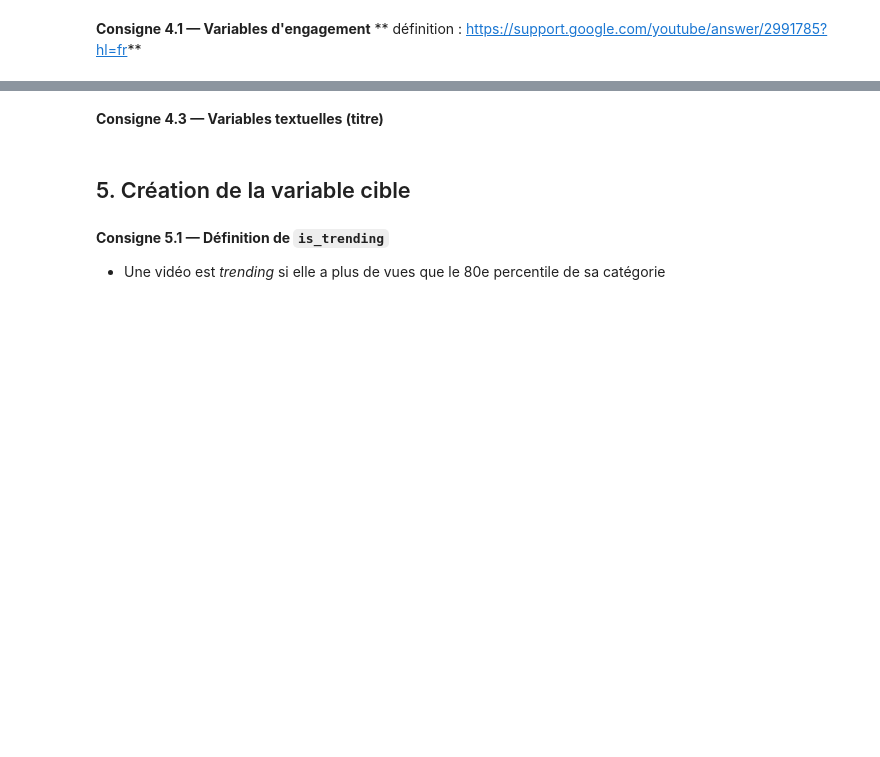
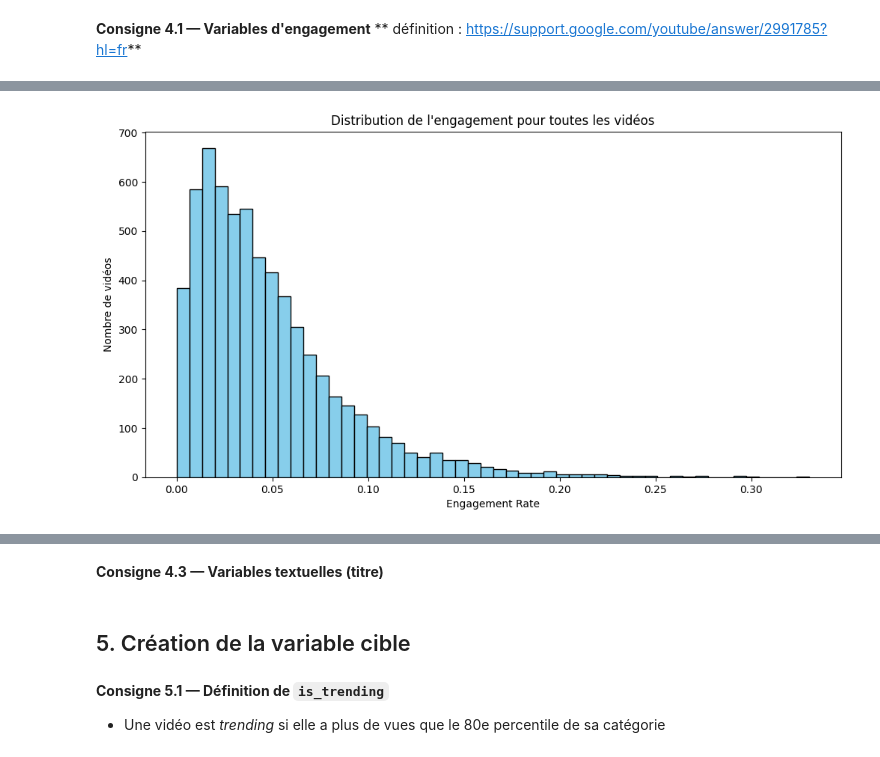
Before and after one commit to nabil-ghazali/Projet_ML_Youtube, a Jupyter notebook: projet-ml-youtube-trending-68b010e7b5bc2532236423.ipynb, the cells around one changed output, grey strips where cells are left out. Cells and saved outputs as stored; diff of their text form; code cells hidden in the pictures; blank space fills up the shorter version.

```diff
--- a/projet-ml-youtube-trending-68b010e7b5bc2532236423.ipynb
+++ b/projet-ml-youtube-trending-68b010e7b5bc2532236423.ipynb
@@ -262,11 +297,31 @@ Distribution des catégories:
 ** définition : https://support.google.com/youtube/answer/2991785?hl=fr**
 # %%
 # VOTRE CODE ICI - Section 4.1
-# import numpy as np
-# eps = 1e-9
-# denom = df_clean['likes'] + df_clean['dislikes']
-# df_clean['like_ratio'] = np.where(denom > 0, df_clean['likes'] / denom, 0)
-# df_clean['engagement_rate'] = np.where(df_clean['views'] > 0,
-#                                        (df_clean['likes'] + df_clean['dislikes'] + df_clean['comment_count']) / (df_clean['views'] + eps),
-#                                        0)
-# df_clean['comments_per_view'] = np.where(df_clean['views'] > 0, df_clean['comment_count'] / (df_clean['views'] + eps), 0)
+import numpy as np
+eps = 1e-9       # eps = 0.000000001 est une valeur très petite pour éviter la division par zéro. Ex: si views = 0, Python plante avec ZeroDivisionError.
+
+# Nombre total de réactions (likes + dislikes).
+denom = df_clean['likes'] + df_clean['dislikes']
+
+# Ratio de "like" par rapport aux interactions
+df_clean['like_ratio'] = np.where(denom > 0, df_clean['likes'] / denom, 0)
+"""
+    np.where(condition, valeur_si_vrai, valeur_si_faux) → équivalent d’un if vectorisé :
+    Si denom > 0 → calculer likes / denom
+    Sinon → mettre 0 (aucune interaction)
+
+"""
+# Taux d’engagement global
+df_clean['engagement_rate'] = np.where(df_clean['views'] > 0,
+                                      (df_clean['likes'] + df_clean['dislikes'] + df_clean['comment_count']) / (df_clean['views'] + eps),
+                                       0)
+"""
+    Avec la condition views > 0, eps n’est pas strictement nécessaire.
+    eps est là pour prévenir toute division par zéro accidentelle, notamment dans des calculs plus complexes ou sur des colonnes float,
+    il peut y avoir des vues très proches de zéro ou des flottants arrondis à zéro (0.0).
+
+"""
+# Commentaires par vue
+df_clean['comments_per_view'] = np.where(df_clean['views'] > 0, df_clean['comment_count'] / (df_clean['views'] + eps), 0)
+
+display(df_clean)
@@ -272,0 +366,10 @@ Distribution des catégories:
+# %%
+# Distribution générale avec histogrammes pour voir toutes les vidéos
+plt.figure(figsize=(12,6))
+plt.hist(df_clean['engagement_rate'], bins=50, color='skyblue', edgecolor='black')
+plt.xlabel('Engagement Rate')
+plt.ylabel('Nombre de vidéos')
+plt.title('Distribution de l\'engagement pour toutes les vidéos')
+plt.show()
+# %% [output]
+[figure, added]
```
Also changed, not shown: parts of 12 cells of this notebook.
